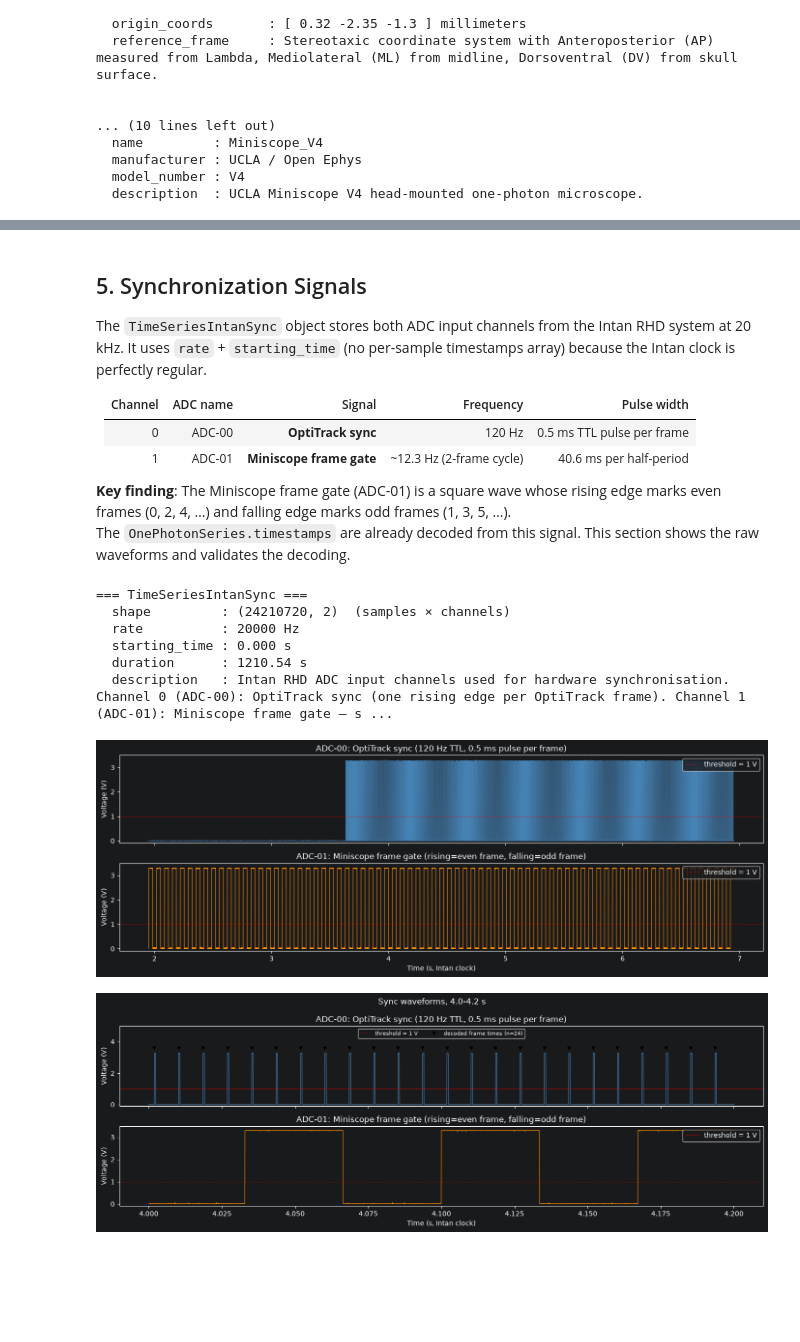
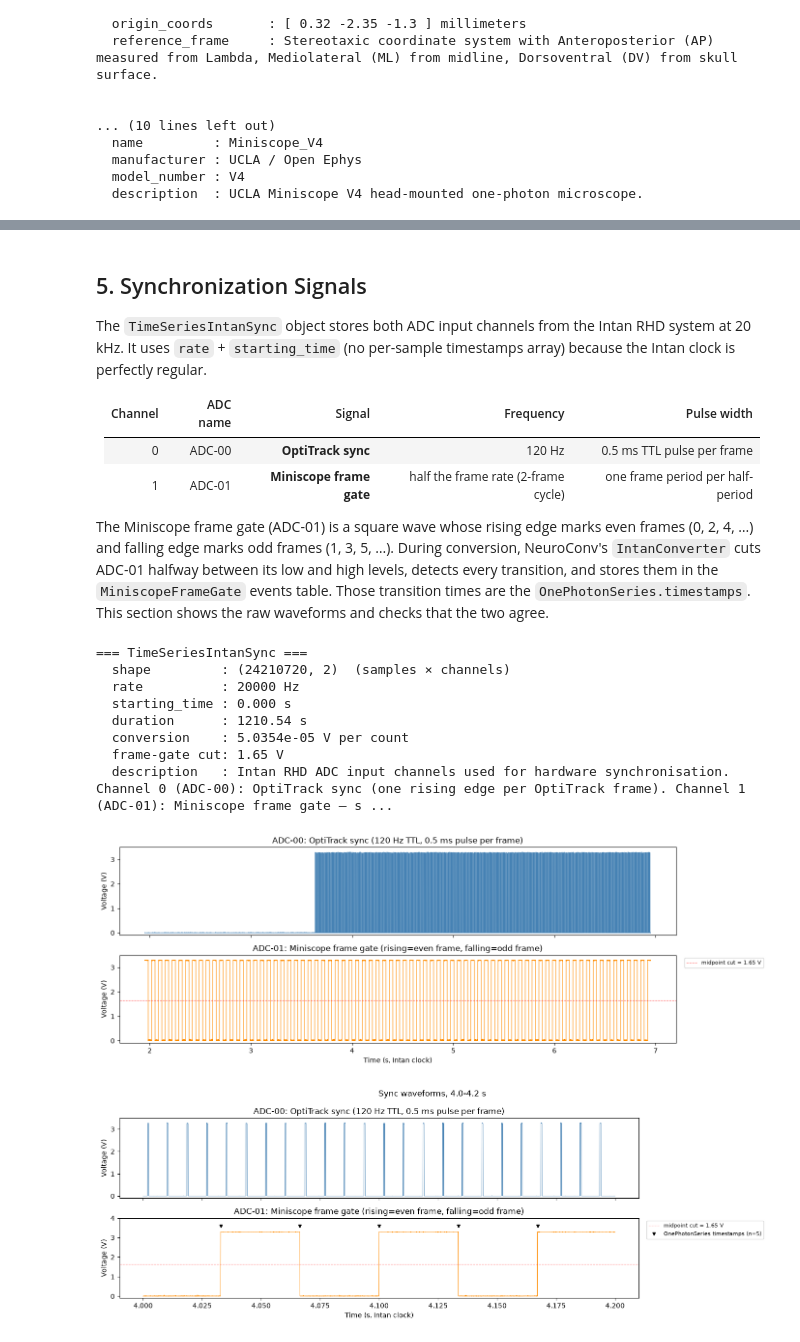
Before and after one commit to catalystneuro/peyrache-lab-to-nwb, a Jupyter notebook: src/peyrache_lab_to_nwb/tutorials/raw_imaging_demo.ipynb, the cells around one changed output, grey strips where cells are left out. Cells and saved outputs as stored; diff of their text form; code cells hidden in the pictures; blank space fills up the shorter version.

```diff
--- a/src/peyrache_lab_to_nwb/tutorials/raw_imaging_demo.ipynb
+++ b/src/peyrache_lab_to_nwb/tutorials/raw_imaging_demo.ipynb
@@ -197,10 +196,11 @@ It uses `rate` + `starting_time` (no per-sample timestamps array) because the In
 | Channel | ADC name | Signal | Frequency | Pulse width |
 |---------|----------|--------|-----------|-------------|
 | 0 | ADC-00 | **OptiTrack sync** | 120 Hz | 0.5 ms TTL pulse per frame |
-| 1 | ADC-01 | **Miniscope frame gate** | ~12.3 Hz (2-frame cycle) | 40.6 ms per half-period |
+| 1 | ADC-01 | **Miniscope frame gate** | half the frame rate (2-frame cycle) | one frame period per half-period |
 
-**Key finding**: The Miniscope frame gate (ADC-01) is a square wave whose rising edge marks even frames (0, 2, 4, …) and falling edge marks odd frames (1, 3, 5, …).
-The `OnePhotonSeries.timestamps` are already decoded from this signal. This section shows the raw waveforms and validates the decoding.
+The Miniscope frame gate (ADC-01) is a square wave whose rising edge marks even frames (0, 2, 4, …) and falling edge marks odd frames (1, 3, 5, …).
+During conversion, NeuroConv's `IntanConverter` cuts ADC-01 halfway between its low and high levels, detects every transition, and stores them in the `MiniscopeFrameGate` events table.
+Those transition times are the `OnePhotonSeries.timestamps`. This section shows the raw waveforms and checks that the two agree.
 # %%
 sync_ts = nwbfile.acquisition["TimeSeriesIntanSync"]
 
@@ -209,15 +209,19 @@ n_sync_samples = sync_ts.data.shape[0]
 t0 = sync_ts.starting_time if sync_ts.starting_time is not None else 0.0
 t_intan = t0 + np.arange(n_sync_samples) / sync_ts.rate
 
-# Raw uint16 ADC data (0–65535 → 0–3.3 V)
-adc_raw = sync_ts.data[:]          # shape (n_samples, 2), dtype uint16
-adc_v   = adc_raw * (3.3 / 65535)  # convert to volts for plotting
+# The data are stored as raw uint16 ADC counts; conversion and offset turn them into volts.
+adc_v = sync_ts.data[:] * sync_ts.conversion + sync_ts.offset  # shape (n_samples, 2)
+
+# The cut used during conversion: halfway between the frame gate's low and high levels.
+gate_cut_v = (adc_v[:, 1].min() + adc_v[:, 1].max()) / 2
 
 print("=== TimeSeriesIntanSync ===")
 print(f"  shape         : {sync_ts.data.shape}  (samples × channels)")
 print(f"  rate          : {sync_ts.rate:.0f} Hz")
 print(f"  starting_time : {t0:.3f} s")
 print(f"  duration      : {t_intan[-1] - t_intan[0]:.2f} s")
+print(f"  conversion    : {sync_ts.conversion} {sync_ts.unit} per count")
+print(f"  frame-gate cut: {gate_cut_v:.2f} V")
 print(f"  description   : {sync_ts.description}")
 # %% [output]
 === TimeSeriesIntanSync ===
@@ -225,6 +229,8 @@ print(f"  description   : {sync_ts.description}")
   rate          : 20000 Hz
   starting_time : 0.000 s
   duration      : 1210.54 s
+  conversion    : 5.0354e-05 V per count
+  frame-gate cut: 1.65 V
   description   : Intan RHD ADC input channels used for hardware synchronisation. Channel 0 (ADC-00): OptiTrack sync (one rising edge per OptiTrack frame). Channel 1 (ADC-01): Miniscope frame gate — s ...
 # %%
 # Visualise a 5-second window of the sync waveforms (in volts)
@@ -232,61 +238,53 @@ t_start_plot = timestamps[0]
 t_end_plot   = t_start_plot + 5.0
 mask = (t_intan >= t_start_plot) & (t_intan <= t_end_plot)
 
-THRESH_V = 1.0  # display threshold in volts
-
 fig, axes = plt.subplots(2, 1, figsize=(14, 5), sharex=True)
 
 axes[0].plot(t_intan[mask], adc_v[mask, 0], color="steelblue", lw=0.8)
-axes[0].axhline(THRESH_V, color="red", lw=0.8, ls="--", alpha=0.6, label="threshold = 1 V")
 axes[0].set_ylabel("Voltage (V)")
 axes[0].set_title("ADC-00: OptiTrack sync (120 Hz TTL, 0.5 ms pulse per frame)")
 axes[0].set_ylim(-0.1, 3.5)
-axes[0].legend(loc="upper right")
 
 axes[1].plot(t_intan[mask], adc_v[mask, 1], color="darkorange", lw=0.8)
-axes[1].axhline(THRESH_V, color="red", lw=0.8, ls="--", alpha=0.6, label="threshold = 1 V")
+axes[1].axhline(gate_cut_v, color="red", lw=0.8, ls="--", alpha=0.6, label=f"midpoint cut = {gate_cut_v:.2f} V")
 axes[1].set_ylabel("Voltage (V)")
 axes[1].set_title("ADC-01: Miniscope frame gate (rising=even frame, falling=odd frame)")
 axes[1].set_xlabel("Time (s, Intan clock)")
 axes[1].set_ylim(-0.1, 3.5)
-axes[1].legend(loc="upper right")
+axes[1].legend(loc="upper left", bbox_to_anchor=(1.01, 1), fontsize=8)
 
 plt.tight_layout()
 plt.show()
 # %% [output]
-[figure, old version]
+[figure, new version]
 # %%
 # Same two channels over a 200 ms window. The OptiTrack pulses are 0.5 ms wide, so at the
 # 5-second scale above they collapse into the axis; zooming in is what makes them legible.
 t_start_zoom = 4.0
 t_end_zoom   = 4.2
 zoom_mask = (t_intan >= t_start_zoom) & (t_intan <= t_end_zoom)
 
 fig, axes = plt.subplots(2, 1, figsize=(14, 5), sharex=True)
 
 axes[0].plot(t_intan[zoom_mask], adc_v[zoom_mask, 0], color="steelblue", lw=0.8)
-axes[0].axhline(THRESH_V, color="red", lw=0.8, ls="--", alpha=0.6, label="threshold = 1 V")
-# Frame times decoded from this channel, to check the edges line up with the pulses.
-zoom_frames = tracking_timestamps[
-    (tracking_timestamps >= t_start_zoom) & (tracking_timestamps <= t_end_zoom)
-]
-axes[0].plot(zoom_frames, np.full(len(zoom_frames), 3.6), "v", color="black", ms=4,
-             label=f"decoded frame times (n={len(zoom_frames)})")
 axes[0].set_ylabel("Voltage (V)")
 axes[0].set_title("ADC-00: OptiTrack sync (120 Hz TTL, 0.5 ms pulse per frame)")
-axes[0].set_ylim(-0.1, 5.0)
-axes[0].legend(loc="upper center", ncol=2, fontsize=8)
+axes[0].set_ylim(-0.1, 3.5)
 
 axes[1].plot(t_intan[zoom_mask], adc_v[zoom_mask, 1], color="darkorange", lw=0.8)
-axes[1].axhline(THRESH_V, color="red", lw=0.8, ls="--", alpha=0.6, label="threshold = 1 V")
+axes[1].axhline(gate_cut_v, color="red", lw=0.8, ls="--", alpha=0.6, label=f"midpoint cut = {gate_cut_v:.2f} V")
+# Miniscope frame times, to check that each one sits on a frame-gate edge.
+zoom_frames = timestamps[(timestamps >= t_start_zoom) & (timestamps <= t_end_zoom)]
+axes[1].plot(zoom_frames, np.full(len(zoom_frames), 3.6), "v", color="black", ms=4,
+             label=f"OnePhotonSeries timestamps (n={len(zoom_frames)})")
 axes[1].set_ylabel("Voltage (V)")
 axes[1].set_title("ADC-01: Miniscope frame gate (rising=even frame, falling=odd frame)")
 axes[1].set_xlabel("Time (s, Intan clock)")
-axes[1].set_ylim(-0.1, 3.5)
-axes[1].legend(loc="upper right")
+axes[1].set_ylim(-0.1, 4.0)
+axes[1].legend(loc="upper left", bbox_to_anchor=(1.01, 1), fontsize=8)
 
 fig.suptitle(f"Sync waveforms, {t_start_zoom:.1f}-{t_end_zoom:.1f} s", fontsize=12)
 plt.tight_layout()
 plt.show()
 # %% [output]
-[figure, old version]
+[figure, new version]
```
Also changed, not shown: parts of 10 cells of this notebook.
